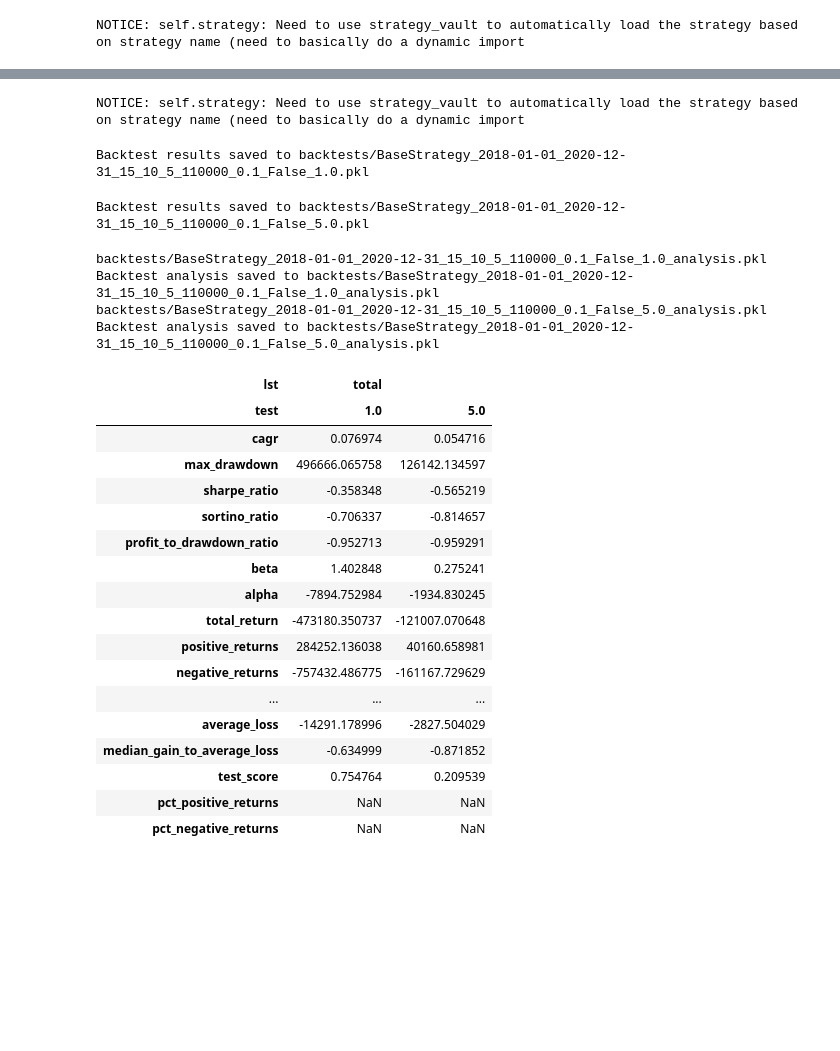
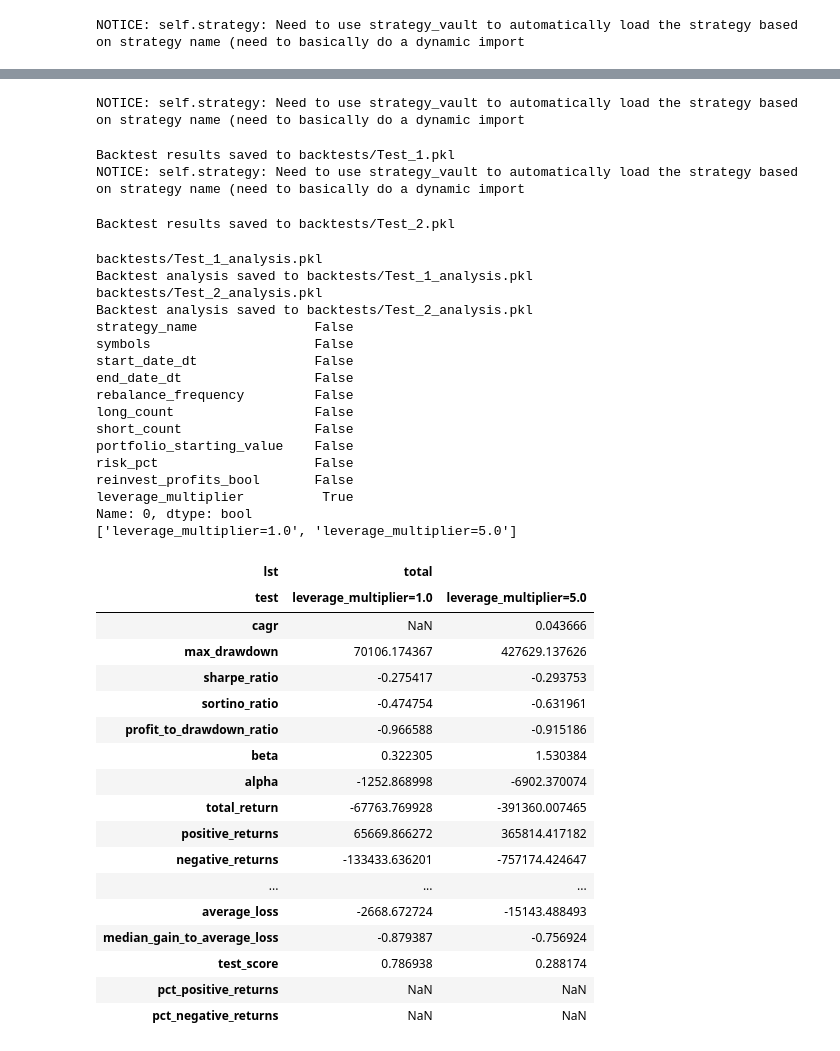
Before and after one commit to vandanchopra/mathematricks, a Jupyter notebook: stock_automation_testing_v5.ipynb, the cells around one changed output, grey strips where cells are left out. Cells and saved outputs as stored; diff of their text form; code cells hidden in the pictures; blank space fills up the shorter version.

```diff
--- a/stock_automation_testing_v5.ipynb
+++ b/stock_automation_testing_v5.ipynb
@@ -55,7 +45,6 @@ import matplotlib.pyplot as plt
 symbols = ['HDB', 'BIIB', 'BNTX', 'MRNA', 'CHTR', 'AWK', 'SNAP', 'TFC', 'ES', 'KDP', 'HSY', 'NEE', 'TTWO', 'EL', 'JD', 'BA', 'EQNR', 'HUM', 'NTR', 'WPM', 'WPM', 'WBA', 'SBAC', 'MMM', 'BTI', 'ILMN', 'WDS', 'ADM', 'PFE', 'ALNY', 'FNV', 'NEM', 'WBD']
 # %%
 from backtest_utils import TradingSimulator
-TS = TradingSimulator(strategy_name)
 start_date = '2018-01-01'
 end_date = '2020-12-31'
 start_date_dt = datetime.strptime(start_date, "%Y-%m-%d")
@@ -69,45 +58,63 @@ risk_pct = 0.1
 reinvest_profits_bool = False
 
 # Run the backtest
-test_no_leverage = TS.run_backtest(symbols, start_date_dt, end_date_dt, rebalance_frequency, long_count, short_count, portfolio_starting_value, risk_pct, reinvest_profits_bool, leverage_multiplier=1.0)
-test_w_leverage = TS.run_backtest(symbols, start_date_dt, end_date_dt, rebalance_frequency, long_count, short_count, portfolio_starting_value, risk_pct, reinvest_profits_bool, leverage_multiplier=5.0)
+TS_no_leverage = TradingSimulator(strategy_name)
+test_no_leverage = TS_no_leverage.run_backtest(symbols, start_date_dt, end_date_dt, rebalance_frequency, long_count, short_count, portfolio_starting_value, risk_pct, reinvest_profits_bool, leverage_multiplier=1.0, save_test=True)
+TS_leverage = TradingSimulator(strategy_name)
+test_w_leverage = TS_leverage.run_backtest(symbols, start_date_dt, end_date_dt, rebalance_frequency, long_count, short_count, portfolio_starting_value, risk_pct, reinvest_profits_bool, leverage_multiplier=5.0, save_test=True)
 # %% [output]
 NOTICE: self.strategy: Need to use strategy_vault to automatically load the strategy based on strategy name (need to basically do a dynamic import
-Backtest results saved to backtests/BaseStrategy_2018-01-01_2020-12-31_15_10_5_110000_0.1_False_1.0.pkl
+Backtest results saved to backtests/Test_1.pkl
+NOTICE: self.strategy: Need to use strategy_vault to automatically load the strategy based on strategy name (need to basically do a dynamic import
-Backtest results saved to backtests/BaseStrategy_2018-01-01_2020-12-31_15_10_5_110000_0.1_False_5.0.pkl
+Backtest results saved to backtests/Test_2.pkl
 # %%
 from analysis_utils import BacktestAnalyzer, compare_two_backtests
 # %%
-no_leverage_analysis = BacktestAnalyzer(test_no_leverage)
-leveraged_analysis = BacktestAnalyzer(test_w_leverage)
+no_leverage_analyzer = BacktestAnalyzer(test_no_leverage)
+leveraged_analyzer = BacktestAnalyzer(test_w_leverage)
 
-total_comparison, long_comparison, short_comparison = compare_two_backtests(no_leverage_analysis, leveraged_analysis)
+total_comparison, long_comparison, short_comparison, no_leverage_analysis, leveraged_analysis = (
+    compare_two_backtests(no_leverage_analyzer, leveraged_analyzer)
+)
 
 from IPython.display import display, HTML
 display(total_comparison)
 display(long_comparison)
 display(short_comparison)
 # %% [output]
-backtests/BaseStrategy_2018-01-01_2020-12-31_15_10_5_110000_0.1_False_1.0_analysis.pkl
-Backtest analysis saved to backtests/BaseStrategy_2018-01-01_2020-12-31_15_10_5_110000_0.1_False_1.0_analysis.pkl
-backtests/BaseStrategy_2018-01-01_2020-12-31_15_10_5_110000_0.1_False_5.0_analysis.pkl
-Backtest analysis saved to backtests/BaseStrategy_2018-01-01_2020-12-31_15_10_5_110000_0.1_False_5.0_analysis.pkl
+backtests/Test_1_analysis.pkl
+Backtest analysis saved to backtests/Test_1_analysis.pkl
+backtests/Test_2_analysis.pkl
+Backtest analysis saved to backtests/Test_2_analysis.pkl
+strategy_name               False
+symbols                     False
+start_date_dt               False
+end_date_dt                 False
+rebalance_frequency         False
+long_count                  False
+short_count                 False
+portfolio_starting_value    False
+risk_pct                    False
+reinvest_profits_bool       False
+leverage_multiplier          True
+Name: 0, dtype: bool
+['leverage_multiplier=1.0', 'leverage_multiplier=5.0']
 | lst | total |  |
-| test | 1.0 | 5.0 |
-| cagr | 0.076974 | 0.054716 |
-| max_drawdown | 496666.065758 | 126142.134597 |
-| sharpe_ratio | -0.358348 | -0.565219 |
-| sortino_ratio | -0.706337 | -0.814657 |
-| profit_to_drawdown_ratio | -0.952713 | -0.959291 |
-| beta | 1.402848 | 0.275241 |
-| alpha | -7894.752984 | -1934.830245 |
-| total_return | -473180.350737 | -121007.070648 |
-| positive_returns | 284252.136038 | 40160.658981 |
-| negative_returns | -757432.486775 | -161167.729629 |
+| test | leverage_multiplier=1.0 | leverage_multiplier=5.0 |
+| cagr | NaN | 0.043666 |
+| max_drawdown | 70106.174367 | 427629.137626 |
+| sharpe_ratio | -0.275417 | -0.293753 |
+| sortino_ratio | -0.474754 | -0.631961 |
+| profit_to_drawdown_ratio | -0.966588 | -0.915186 |
+| beta | 0.322305 | 1.530384 |
+| alpha | -1252.868998 | -6902.370074 |
+| total_return | -67763.769928 | -391360.007465 |
+| positive_returns | 65669.866272 | 365814.417182 |
+| negative_returns | -133433.636201 | -757174.424647 |
 | ... | ... | ... |
-| average_loss | -14291.178996 | -2827.504029 |
-| median_gain_to_average_loss | -0.634999 | -0.871852 |
-| test_score | 0.754764 | 0.209539 |
+| average_loss | -2668.672724 | -15143.488493 |
+| median_gain_to_average_loss | -0.879387 | -0.756924 |
+| test_score | 0.786938 | 0.288174 |
 | pct_positive_returns | NaN | NaN |
 | pct_negative_returns | NaN | NaN |
 | lst | long |  |
```
Also changed, not shown: parts of 4 cells of this notebook, 12 other files.
